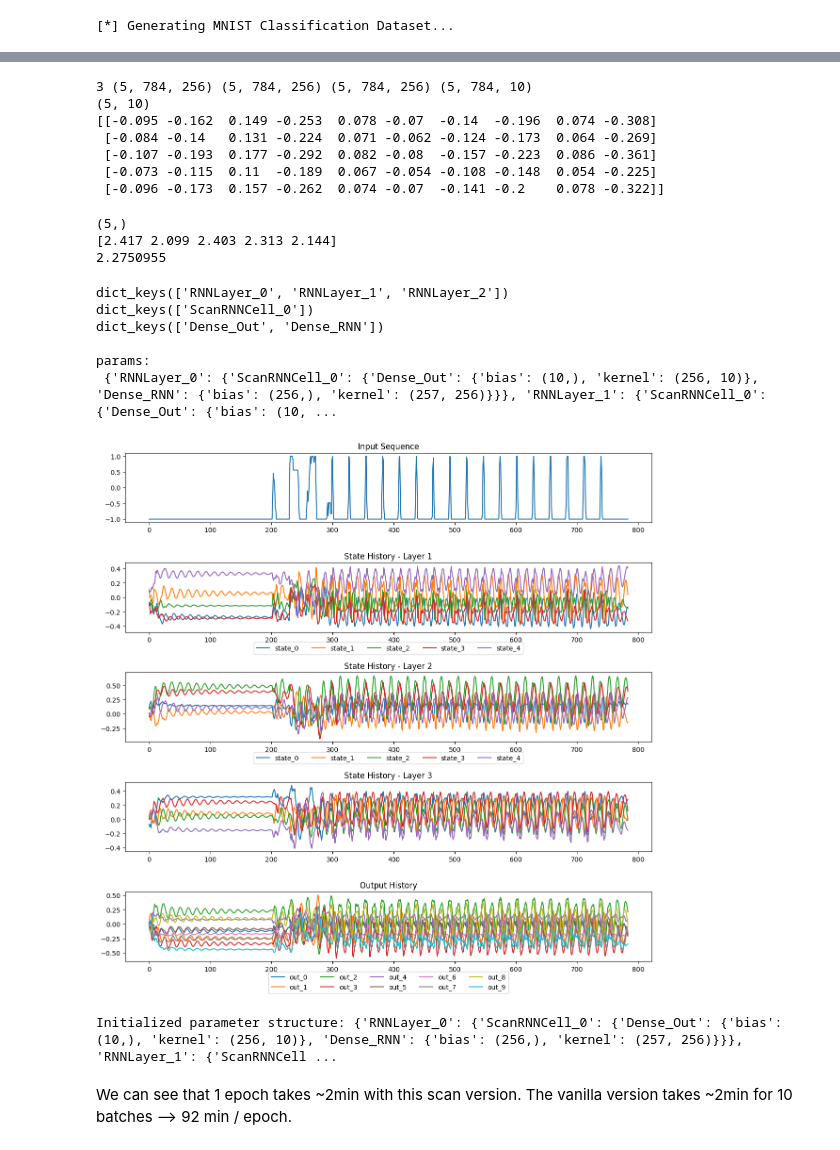
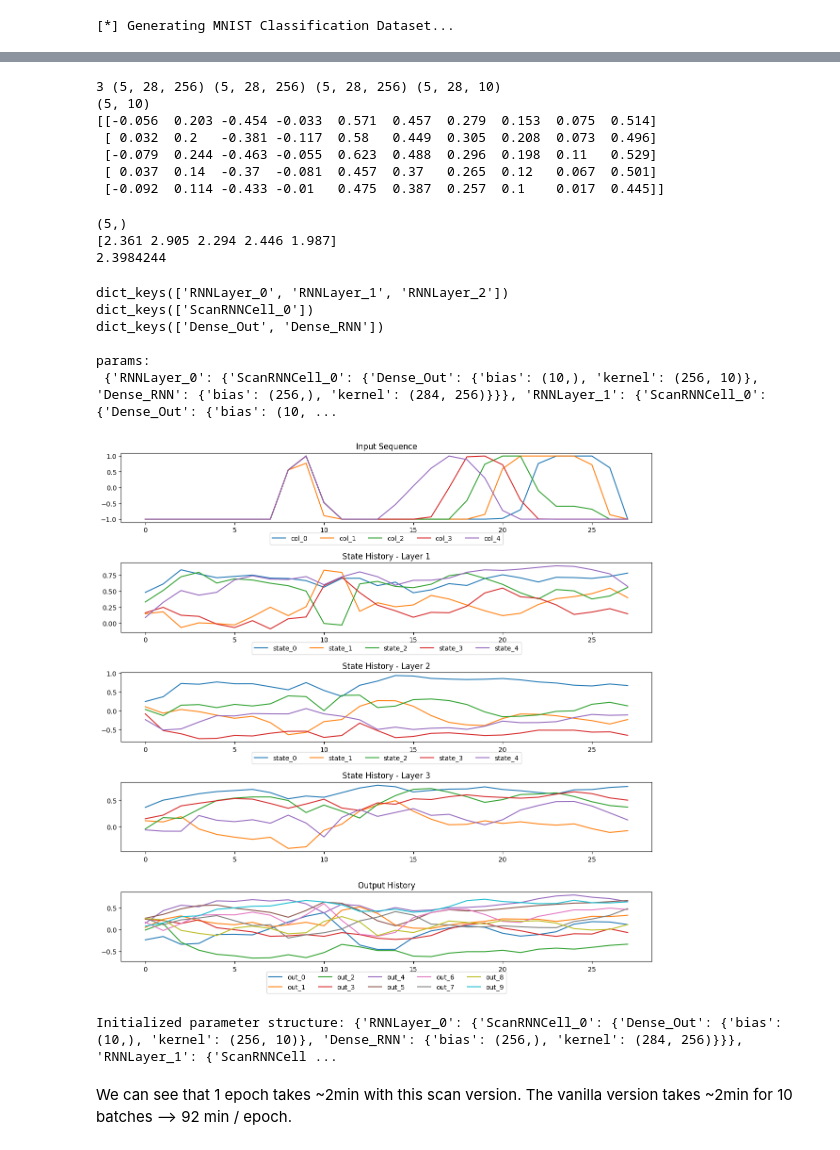
Before and after one commit to TristanTorchet/LearningJAX, a Jupyter notebook: Flax/flax1f_scanMLSRN.ipynb, the cells around one changed output, grey strips where cells are left out. Saved outputs shown, nothing was run; the diff lists cells and outputs as text; code cells hidden in the pictures.

```diff
--- a/Flax/flax1f_scanMLSRN.ipynb
+++ b/Flax/flax1f_scanMLSRN.ipynb
@@ -54,18 +54,22 @@ import os
 os.environ["CUDA_VISIBLE_DEVICES"] = "1"
 # %%
 # WARNING: this code is from QSSM project and won't be updated
-def create_mnist_classification_dataset(bsz=128, root="./data"):
+def create_mnist_classification_dataset(bsz=128, root="./data", version="sequential"):
     print("[*] Generating MNIST Classification Dataset...")
+    assert version in ["sequential", "row"], "Invalid version for MNIST dataset"
 
     # Constants
-    SEQ_LENGTH, N_CLASSES, IN_DIM = 784, 10, 1
-    tf = transforms.Compose(
-        [
-            transforms.ToTensor(),
-            transforms.Normalize(mean=0.5, std=0.5),
-            transforms.Lambda(lambda x: x.view(IN_DIM, SEQ_LENGTH).t()),
-        ]
-    )
+    if version == "sequential":
+        SEQ_LENGTH, N_CLASSES, IN_DIM = 784, 10, 1
+    elif version == "row":
+        SEQ_LENGTH, N_CLASSES, IN_DIM = 28, 10, 28
+    tf = [
+        transforms.ToTensor(),
+        transforms.Normalize(mean=0.5, std=0.5)
+    ]
+
+    tf.append(transforms.Lambda(lambda x: x.view(SEQ_LENGTH, IN_DIM)))
+    tf = transforms.Compose(tf)
 
     train = torchvision.datasets.MNIST(
         root, train=True, download=True, transform=tf
@@ -92,7 +96,8 @@ def create_mnist_classification_dataset(bsz=128, root="./data"):
 
     return trainloader, testloader, N_CLASSES, SEQ_LENGTH, IN_DIM
 # %%
-trainloader, testloader, N_CLASSES, SEQ_LENGTH, IN_DIM = create_mnist_classification_dataset(root="../data")
+dataset_version = "row"
+trainloader, testloader, N_CLASSES, SEQ_LENGTH, IN_DIM = create_mnist_classification_dataset(root="../data", version=dataset_version)
 # %% [output]
 [*] Generating MNIST Classification Dataset...
 # %%
@@ -152,7 +187,7 @@ class RNN(nn.Module):
 BatchRNN = nn.vmap(RNN, in_axes=0, out_axes=0, variable_axes={'params': None}, split_rngs={'params': False})
 # %%
 srn = BatchRNN(256, 10, 3)
-params = srn.init(jax.random.PRNGKey(0), jnp.zeros((5,784,1)))
+params = srn.init(jax.random.PRNGKey(0), jnp.zeros_like(batch_x[:5]))
 all_state_hist, out_hist = srn.apply(params, batch_x[:5])
 print(len(all_state_hist), all_state_hist[0].shape, all_state_hist[1].shape, all_state_hist[2].shape, out_hist.shape) # (batch, time, cell_size)
 y = out_hist.mean(axis=1)
@@ -160,13 +195,13 @@ print(y.shape)
 assert y.shape == (5, 10)
 print(y)
 # %% [output]
-3 (5, 784, 256) (5, 784, 256) (5, 784, 256) (5, 784, 10)
+3 (5, 28, 256) (5, 28, 256) (5, 28, 256) (5, 28, 10)
 (5, 10)
-[[-0.095 -0.162  0.149 -0.253  0.078 -0.07  -0.14  -0.196  0.074 -0.308]
- [-0.084 -0.14   0.131 -0.224  0.071 -0.062 -0.124 -0.173  0.064 -0.269]
- [-0.107 -0.193  0.177 -0.292  0.082 -0.08  -0.157 -0.223  0.086 -0.361]
- [-0.073 -0.115  0.11  -0.189  0.067 -0.054 -0.108 -0.148  0.054 -0.225]
- [-0.096 -0.173  0.157 -0.262  0.074 -0.07  -0.141 -0.2    0.078 -0.322]]
+[[-0.056  0.203 -0.454 -0.033  0.571  0.457  0.279  0.153  0.075  0.514]
+ [ 0.032  0.2   -0.381 -0.117  0.58   0.449  0.305  0.208  0.073  0.496]
+ [-0.079  0.244 -0.463 -0.055  0.623  0.488  0.296  0.198  0.11   0.529]
+ [ 0.037  0.14  -0.37  -0.081  0.457  0.37   0.265  0.12   0.067  0.501]
+ [-0.092  0.114 -0.433 -0.01   0.475  0.387  0.257  0.1    0.017  0.445]]
 # %%
 one_hot = jax.nn.one_hot(batch_y[:5], 10)
 loss = optax.softmax_cross_entropy(logits=y, labels=one_hot)
@@ -175,8 +210,8 @@ print(loss)
 print(loss.mean())
 # %% [output]
 (5,)
-[2.417 2.099 2.403 2.313 2.144]
-2.2750955
+[2.361 2.905 2.294 2.446 1.987]
+2.3984244
 # %%
 print(params['params'].keys())
 print(params['params']['RNNLayer_0'].keys())
@@ -184,40 +219,44 @@ print(params['params']['RNNLayer_0']['ScanRNNCell_0'].keys())
 
 print('\nparams: \n', jax.tree_util.tree_map(jnp.shape, params['params']))
 
-assert params['params']['RNNLayer_0']['ScanRNNCell_0']['Dense_Out']['kernel'].shape == (256, 10)
-assert params['params']['RNNLayer_0']['ScanRNNCell_0']['Dense_Out']['bias'].shape == (10,)
-assert params['params']['RNNLayer_0']['ScanRNNCell_0']['Dense_RNN']['kernel'].shape == (257, 256)
-assert params['params']['RNNLayer_0']['ScanRNNCell_0']['Dense_RNN']['bias'].shape == (256,)
+# assert params['params']['RNNLayer_0']['ScanRNNCell_0']['Dense_Out']['kernel'].shape == (256, 10)
+# assert params['params']['RNNLayer_0']['ScanRNNCell_0']['Dense_Out']['bias'].shape == (10,)
+# assert params['params']['RNNLayer_0']['ScanRNNCell_0']['Dense_RNN']['kernel'].shape == (257, 256)
+# assert params['params']['RNNLayer_0']['ScanRNNCell_0']['Dense_RNN']['bias'].shape == (256,)
 # %% [output]
 dict_keys(['RNNLayer_0', 'RNNLayer_1', 'RNNLayer_2'])
 dict_keys(['ScanRNNCell_0'])
 dict_keys(['Dense_Out', 'Dense_RNN'])
 
 params:
- {'RNNLayer_0': {'ScanRNNCell_0': {'Dense_Out': {'bias': (10,), 'kernel': (256, 10)}, 'Dense_RNN': {'bias': (256,), 'kernel': (257, 256)}}}, 'RNNLayer_1': {'ScanRNNCell_0': {'Dense_Out': {'bias': (10, ...
+ {'RNNLayer_0': {'ScanRNNCell_0': {'Dense_Out': {'bias': (10,), 'kernel': (256, 10)}, 'Dense_RNN': {'bias': (256,), 'kernel': (284, 256)}}}, 'RNNLayer_1': {'ScanRNNCell_0': {'Dense_Out': {'bias': (10, ...
 # %%
-t = jnp.arange(784)
 
+t = jnp.arange(784) if dataset_version == "sequential" else jnp.arange(28)
+
+nb_inputs_to_plot = 5
 nb_components_to_plot = 5
 fig, axs = plt.subplots(5, 1, figsize=(1200*px, 1200*px))
-axs[0].plot(t, batch_x[0, :, 0])
+labels_input = [f'pixel_{i}' for i in range(784)] if dataset_version == "sequential" else [f'col_{i}' for i in range(nb_inputs_to_plot)]
+axs[0].plot(t, batch_x[0, :, 14-nb_inputs_to_plot//2:14+(nb_inputs_to_plot+1)//2], label=labels_input)
 axs[0].set_title('Input Sequence')
+axs[0].legend(ncol=14, loc='upper center', bbox_to_anchor=(0.5, -0.1))
 axs[1].plot(t, all_state_hist[0][0, :, :nb_components_to_plot], label=[f'state_{i}' for i in range(nb_components_to_plot)])
 axs[1].set_title('State History - Layer 1')
 legend_ncol = 5 if nb_components_to_plot > 5 else nb_components_to_plot
 axs[1].legend(ncol=legend_ncol, loc='upper center', bbox_to_anchor=(0.5, -0.1))
 axs[2].plot(t, all_state_hist[1][0, :, :nb_components_to_plot], label=[f'state_{i}' for i in range(nb_components_to_plot)])
 axs[2].set_title('State History - Layer 2')
 axs[2].legend(ncol=legend_ncol, loc='upper center', bbox_to_anchor=(0.5, -0.1))
 axs[3].plot(t, all_state_hist[2][0, :, :nb_components_to_plot], label=[f'state_{i}' for i in range(nb_components_to_plot)])
 axs[3].set_title('State History - Layer 3')
 axs[-1].plot(t, out_hist[0, :, :], label=[f'out_{i}' for i in range(10)])
 axs[-1].set_title('Output History')
 axs[-1].legend(ncol=5, loc='upper center', bbox_to_anchor=(0.5, -0.1))
 plt.tight_layout()
 plt.show()
 # %% [output]
-[figure, old version]
+[figure, new version]
 # %%
 key = jax.random.PRNGKey(0)
 key, subkey = jax.random.split(key)
@@ -281,9 +321,9 @@ def create_train_state(key, model_cls, lr):
         tx=optimizer,
     )
 # %%
-state = create_train_state(key, BatchRNN, lr)
+state = create_train_state(key, BatchRNN, lr, dataset_version)
 # %% [output]
-Initialized parameter structure: {'RNNLayer_0': {'ScanRNNCell_0': {'Dense_Out': {'bias': (10,), 'kernel': (256, 10)}, 'Dense_RNN': {'bias': (256,), 'kernel': (257, 256)}}}, 'RNNLayer_1': {'ScanRNNCell ...
+Initialized parameter structure: {'RNNLayer_0': {'ScanRNNCell_0': {'Dense_Out': {'bias': (10,), 'kernel': (256, 10)}, 'Dense_RNN': {'bias': (256,), 'kernel': (284, 256)}}}, 'RNNLayer_1': {'ScanRNNCell ...
 # %% [markdown]
 We can see that 1 epoch takes ~2min with this scan version.
 The vanilla version takes ~2min for 10 batches --> 92 min / epoch.
```
Also changed, not shown: parts of 7 cells of this notebook.
